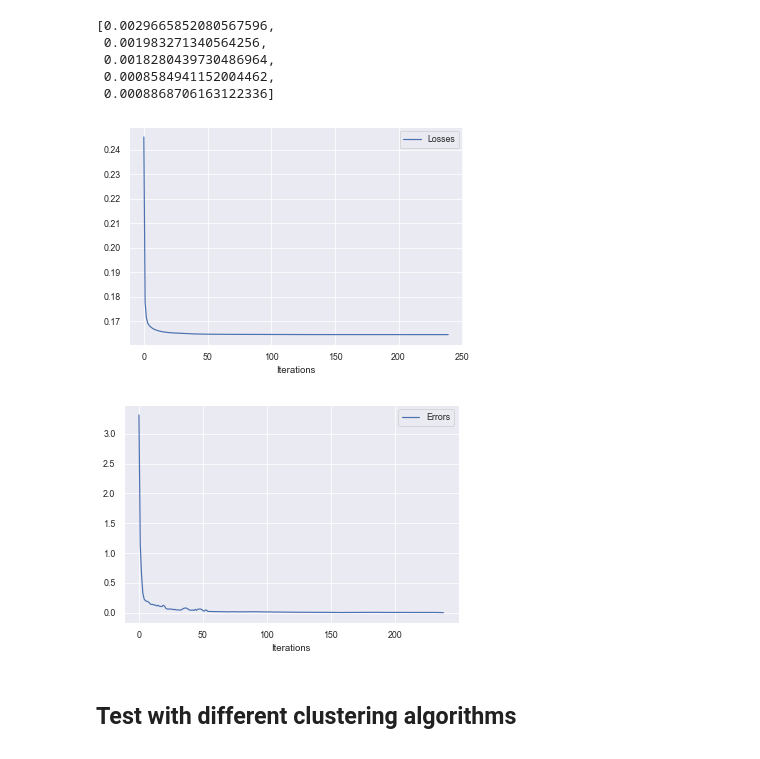
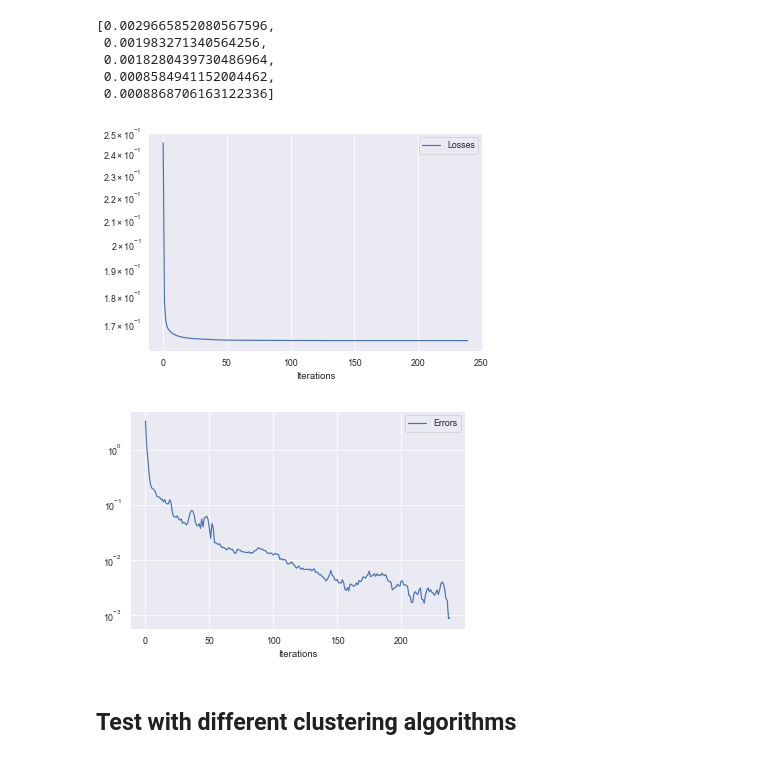
Before and after one commit to glarkstoat/Scalable-Clustering-Techniques, a Jupyter notebook: test_kmeans.ipynb, the cells around one changed output. Drawn from its saved outputs; the diff is of its cells as text; code cells hidden in the pictures.

```diff
--- a/test_kmeans.ipynb
+++ b/test_kmeans.ipynb
@@ -27,20 +27,22 @@ model.errors[-5:]
 # %%
 import seaborn as sns
 sns.set_style('darkgrid')
 sns.set(color_codes=True)
 sns.set_context('paper')
 
+plt.yscale("log")
 plt.plot(model.losses, label="Losses")
 plt.xlabel("Iterations")
 plt.legend()
 plt.show()
+plt.yscale("log")
 plt.plot(model.errors, label="Errors")
 plt.xlabel("Iterations")
 plt.legend()
 plt.show()
 # %% [output]
-[figure, old version]
+[figure, new version]
-[figure, old version]
+[figure, new version]
 # %% [markdown]
 ## Test with different clustering algorithms
 # %%
```
